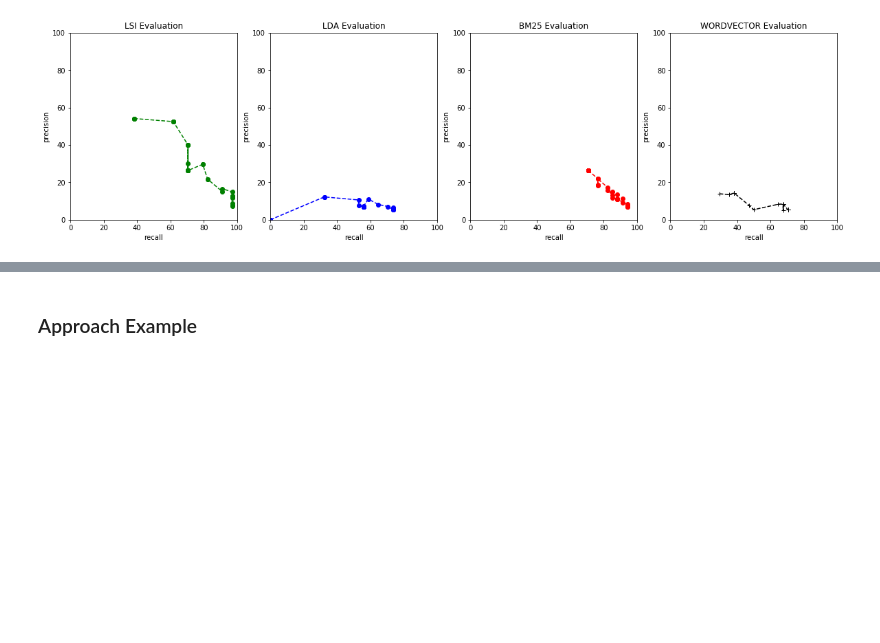
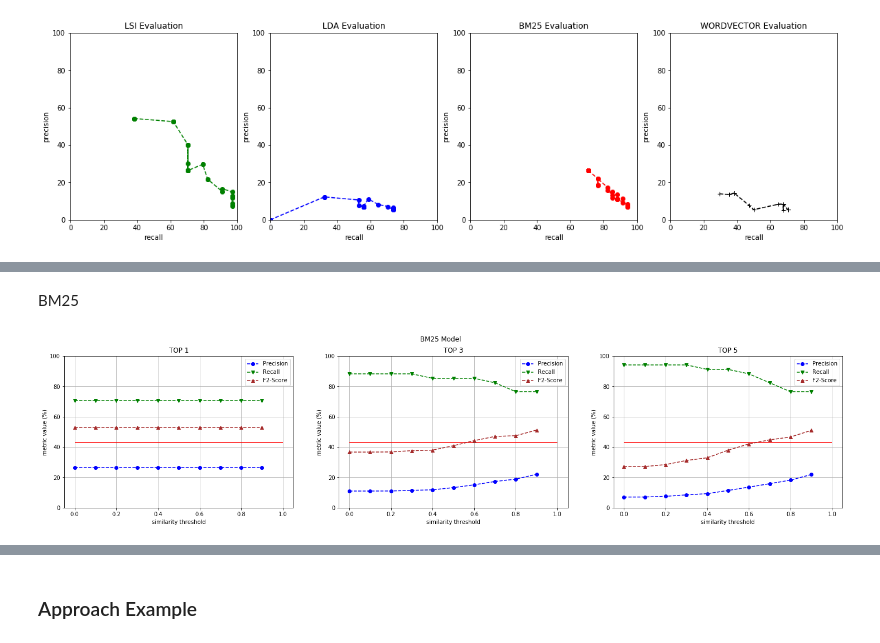
Before and after one commit to Pointpt/trace-link-recovery-study, a Jupyter notebook: notebooks/firefox_p2/feat_br_tracing/feat_br_runner.ipynb, the cells around one changed output, grey strips where cells are left out. Drawn from its saved outputs; the diff is of its cells as text; code cells hidden in the pictures; blank space fills up the shorter version.

```diff
--- a/notebooks/firefox_p2/feat_br_tracing/feat_br_runner.ipynb
+++ b/notebooks/firefox_p2/feat_br_tracing/feat_br_runner.ipynb
@@ -93,0 +108,6 @@ evaluator_2.plot_evaluations_4(evals_df_2_1)
+# %% [markdown]
+BM25
+# %%
+evaluator_2.plot_evaluations_2('BM25 Model', evals_df_2, model_name='bm25')
+# %% [output]
+[figure, added]
```
Also changed, not shown: parts of 52 cells of this notebook, 3 other files.
